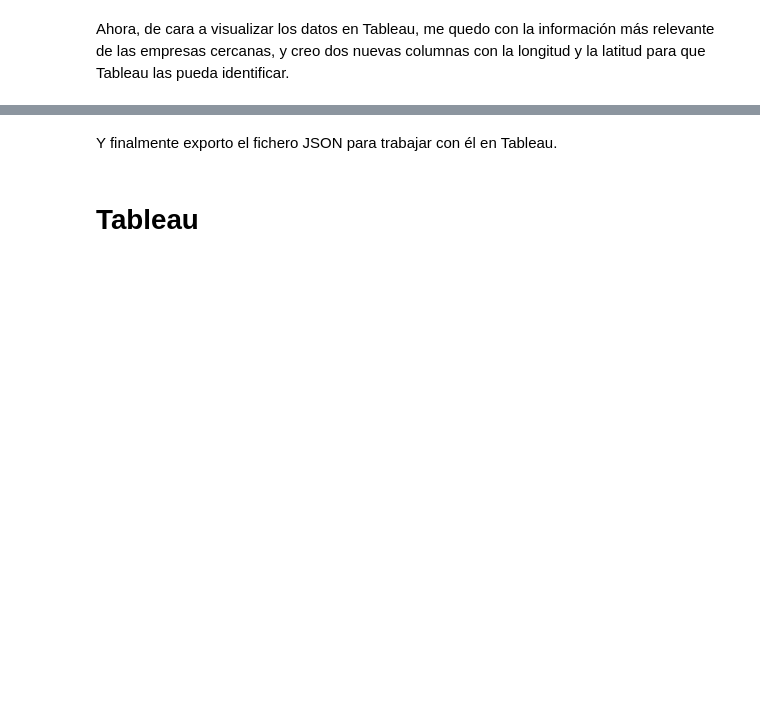
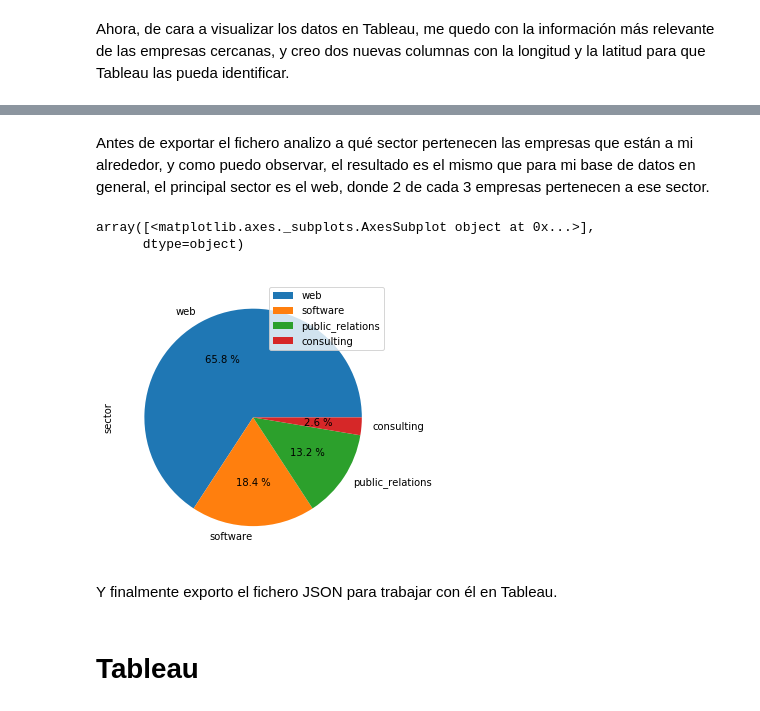
Before and after one commit to alejandroperela/datamad0119, a Jupyter notebook: module-2/tableau-project/your-code/Code.ipynb, the cells around one changed output, grey strips where cells are left out. Saved outputs shown, nothing was run; the diff lists cells and outputs as text; code cells hidden in the pictures; blank space fills up the shorter version.

```diff
--- a/module-2/tableau-project/your-code/Code.ipynb
+++ b/module-2/tableau-project/your-code/Code.ipynb
@@ -321,6 +325,14 @@ clean_TrialX.sort_values(by=["name"], ascending=True).head()
 | 4 | Buzzr | software | buzzr | New York | 5 | 175 | -73.992609 | 40.740941 |
 | 33 | CarZen | web | carzen | New York | 5 | 20 | -73.951865 | 40.769450 |
 | 9 | ChallengePost | web | challengepost | New York | 17 | 41 | -74.007170 | 40.740804 |
+# %% [markdown]
+Antes de exportar el fichero analizo a qué sector pertenecen las empresas que están a mi alrededor, y como puedo observar, el resultado es el mismo que para mi base de datos en general, el principal sector es el web, donde 2 de cada 3 empresas pertenecen a ese sector.
+# %%
+clean_TrialX.groupby(['sector']).agg({'sector':'count'}).sort_values(by=["sector"], ascending=False).plot.pie(subplots=True, autopct='%.1f %%', figsize=(9,5))
+# %% [output]
+array([<matplotlib.axes._subplots.AxesSubplot object at 0x...>],
+      dtype=object)
+[figure, added]
 # %% [markdown]
 Y finalmente exporto el fichero JSON para trabajar con él en Tableau.
 # %%
```
Also changed, not shown: parts of 9 cells of this notebook, 1 other file.
